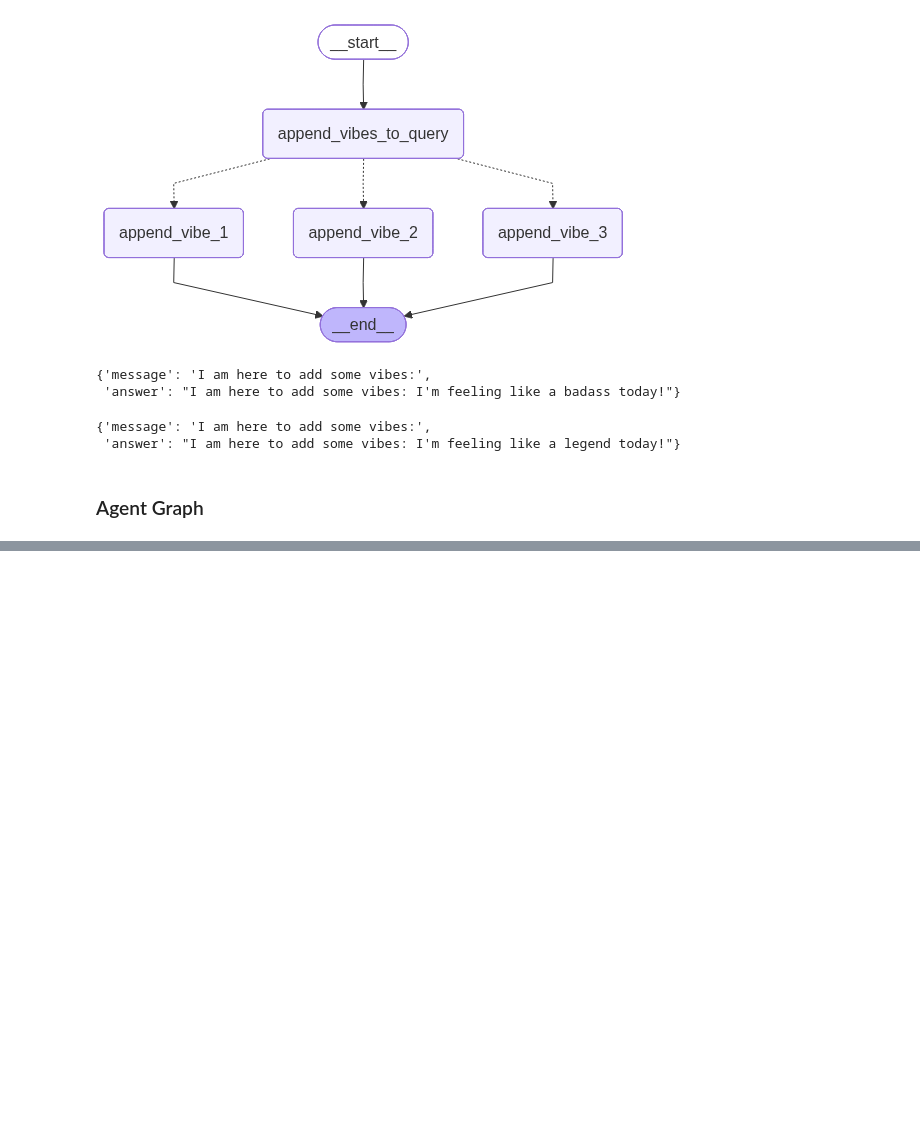
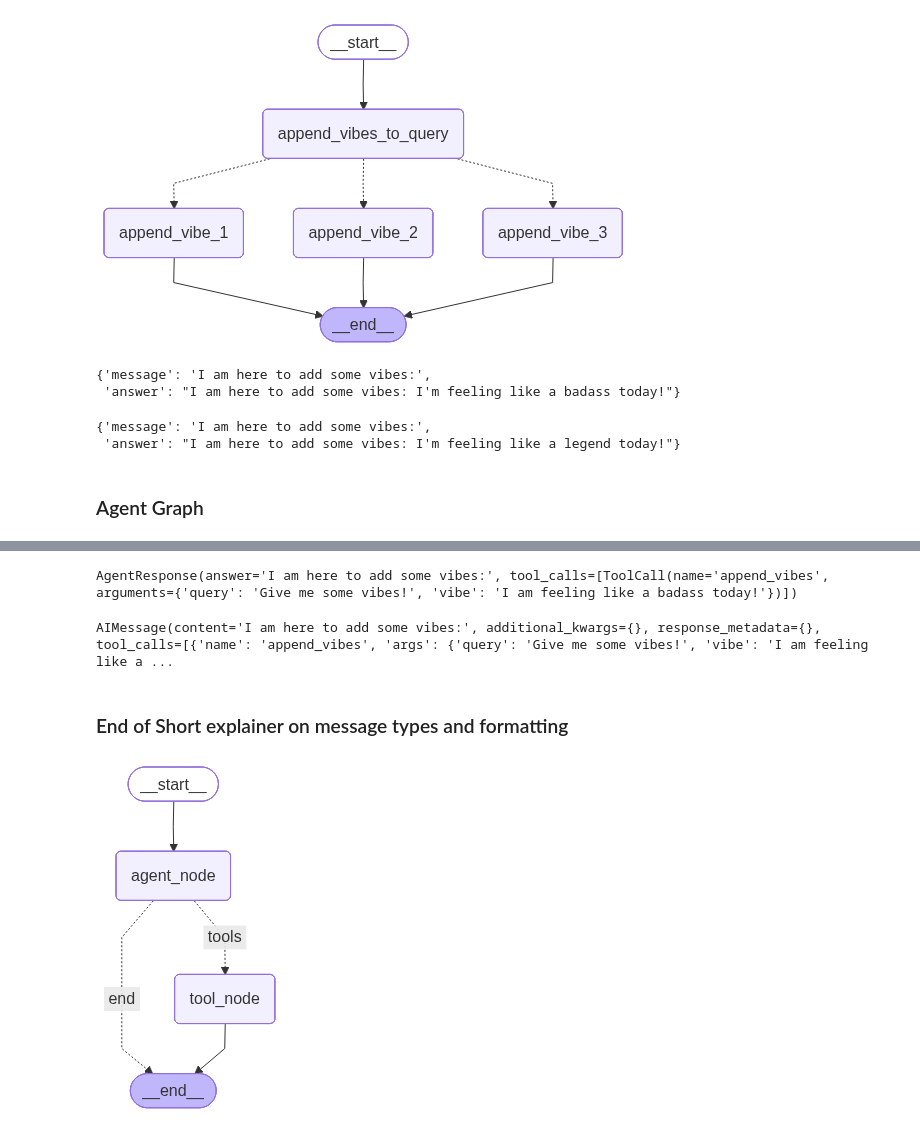
Before and after one commit to baizhigit/ai-taste, a Jupyter notebook: notebooks/week_3/01-LangGraph-Intro.ipynb, the cells around one changed output, grey strips where cells are left out. Cells and saved outputs as stored; diff of their text form; code cells hidden in the pictures; blank space fills up the shorter version.

```diff
--- a/notebooks/week_3/01-LangGraph-Intro.ipynb
+++ b/notebooks/week_3/01-LangGraph-Intro.ipynb
@@ -168,0 +287,45 @@ result
+# %%
+dummy_response
+# %% [output]
+AgentResponse(answer='I am here to add some vibes:', tool_calls=[ToolCall(name='append_vibes', arguments={'query': 'Give me some vibes!', 'vibe': 'I am feeling like a badass today!'})])
+# %%
+format_ai_message(dummy_response)
+# %% [output]
+AIMessage(content='I am here to add some vibes:', additional_kwargs={}, response_metadata={}, tool_calls=[{'name': 'append_vibes', 'args': {'query': 'Give me some vibes!', 'vibe': 'I am feeling like a ...
+# %% [markdown]
+### End of Short explainer on message types and formatting
+# %%
+def tool_router(state: State) -> dict:
+
+    if len(state.tool_calls) > 0:
+        return "tools"
+    else:
+        return "end"
+# %%
+workflow = StateGraph(State)
+
+tools = [append_vibes]
+tool_node = ToolNode(tools)
+tool_descriptions = get_tool_descriptions(tools)
+
+workflow.add_node("tool_node", tool_node)
+workflow.add_node("agent_node", agent_node)
+
+workflow.add_edge(START, "agent_node")
+
+workflow.add_conditional_edges(
+    "agent_node",
+    tool_router,
+    {
+        "tools": "tool_node",
+        "end": END
+    }
+)
+
+workflow.add_edge("tool_node", END)
+
+graph = workflow.compile()
+# %%
+display(Image(graph.get_graph().draw_mermaid_png()))
+# %% [output]
+[figure, added]
```
Also changed, not shown: parts of 23 cells of this notebook, 2 other files.
